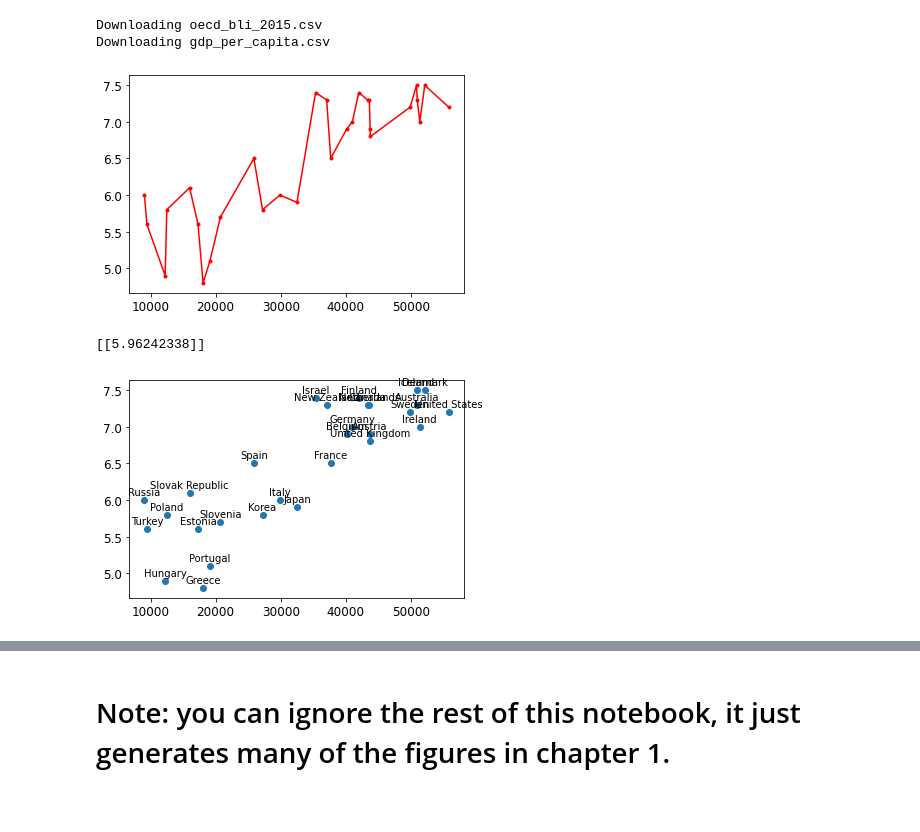
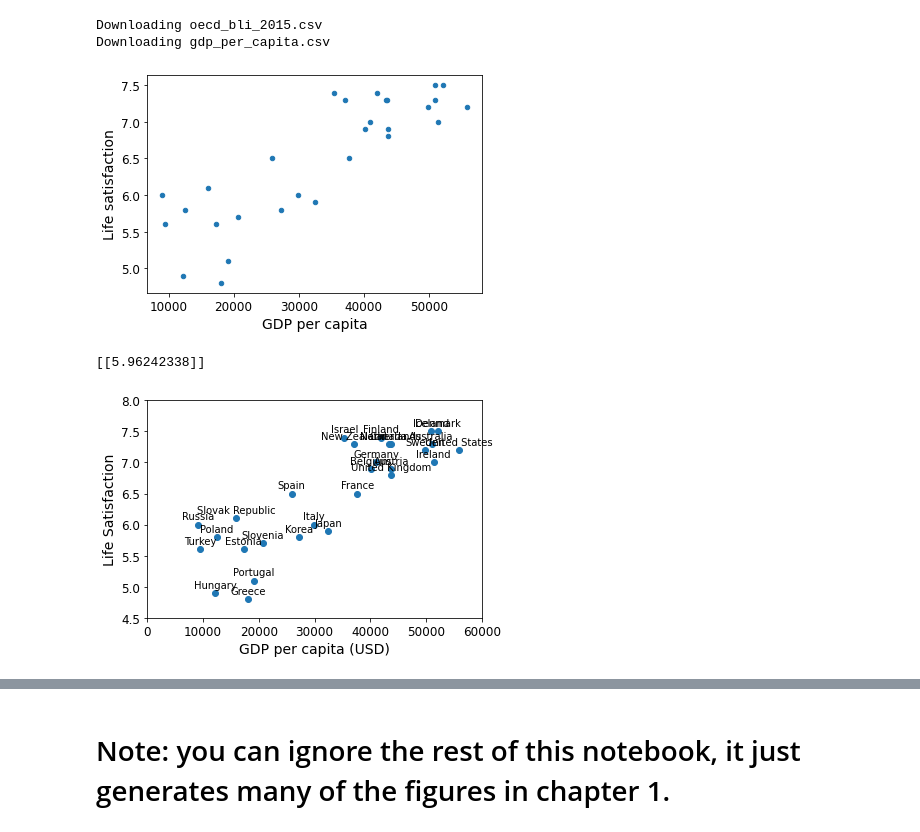
Before and after one commit to romangrothausmann/handson-ml2, a Jupyter notebook: 01_the_machine_learning_landscape.ipynb, the cells around one changed output, grey strips where cells are left out. Saved outputs shown, nothing was run; the diff lists cells and outputs as text; code cells hidden in the pictures; blank space fills up the shorter version.

```diff
--- a/01_the_machine_learning_landscape.ipynb
+++ b/01_the_machine_learning_landscape.ipynb
@@ -76,10 +95,8 @@ X = np.c_[country_stats["GDP per capita"]]
 y = np.c_[country_stats["Life satisfaction"]]
 
 # Visualize the data
-#country_stats.plot('.r-', kind='scatter', x="GDP per capita", y='Life satisfaction')
-plt.plot(X,y,'.r-')
+country_stats.plot(kind='scatter', x="GDP per capita", y='Life satisfaction')
 plt.rcParams['svg.fonttype'] = 'none' # text not as curves:
-plt.savefig("images/fundamentals/ML2_scatter-connected.svg", format="svg")
 plt.show()
 
 # Select a linear model
@@ -92,23 +109,33 @@ model.fit(X, y)
 X_new = [[22587]]  # Cyprus' GDP per capita
 print(model.predict(X_new)) # outputs [[ 5.96242338]]
 # %% [output]
-[figure, old version]
+[figure, new version]
 [[5.96242338]]
 # %%
-plt.scatter(X,y)
-for i,j in zip(X,y): # https://queirozf.com/entries/add-labels-and-text-to-matplotlib-plots-annotation-examples#add-labels-to-points-in-scatter-plots
+X = np.c_[country_stats["GDP per capita"]]
+y = np.c_[country_stats["Life satisfaction"]]
+
+def scatter_plot():
+  plt.xlabel("GDP per capita (USD)")
+  plt.ylabel("Life Satisfaction")
+  plt.axis([0, 60000, 4.5, 8])
+
+  plt.scatter(X,y)
+  for i,j in zip(X,y): # https://queirozf.com/entries/add-labels-and-text-to-matplotlib-plots-annotation-examples#add-labels-to-points-in-scatter-plots
     #print(i)
     label = country_stats.loc[country_stats["GDP per capita"] == i[0]].index[-1] # https://stackoverflow.com/questions/17071871/how-to-select-rows-from-a-dataframe-based-on-column-values # https://stackoverflow.com/questions/45320659/pandas-how-do-i-get-the-key-index-of-the-first-and-last-row-of-a-dataframe
 
     plt.annotate(label, # this is the text
                  (i,j), # this is the point to label
                  textcoords="offset points", # how to position the text
                  xytext=(0,5), # distance from text to points (x,y)
                  ha='center') # horizontal alignment can be left, right or center
-plt.savefig("images/fundamentals/ML2_scatter-label.svg", format="svg")
+
+scatter_plot()
+plt.savefig("images/fundamentals/ML2_scatter-label.svg", format="svg", transparent=True) # https://stackoverflow.com/questions/15857647/how-to-export-plots-from-matplotlib-with-transparent-background
 plt.show()
 #list(country_stats)
 #l= country_stats.loc[country_stats["GDP per capita"] == X[0]].index[-1]
 #print(X[0][0])
 # %% [output]
-[figure, old version]
+[figure, new version]
```
Also changed, not shown: parts of 27 cells of this notebook, 2 other files.
